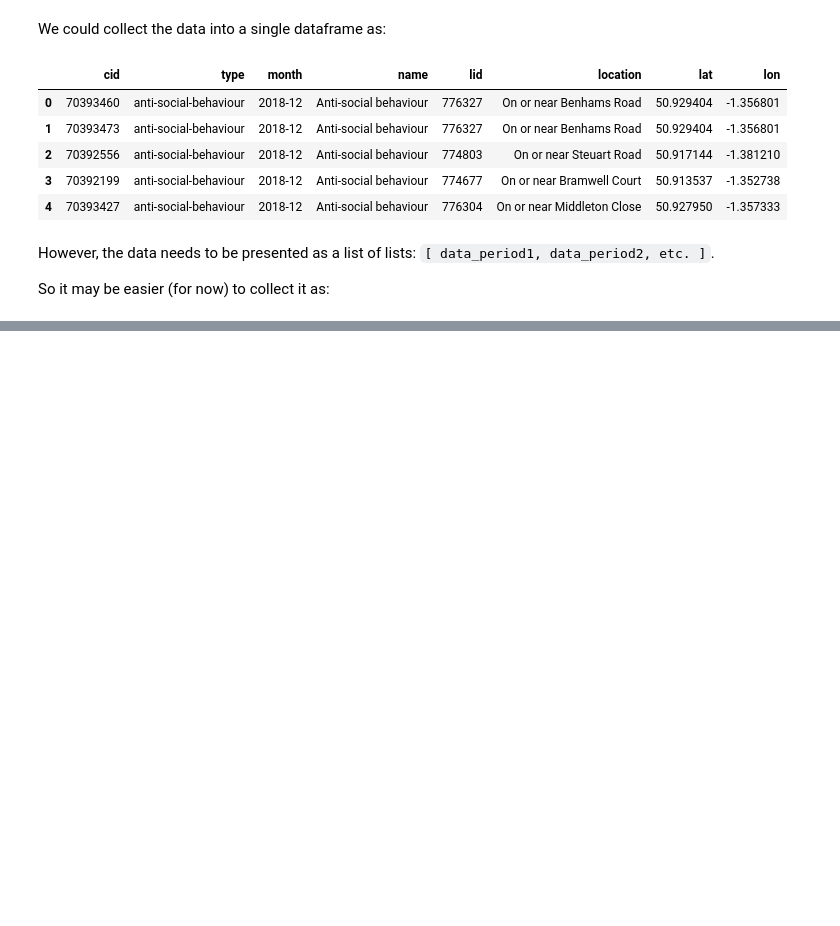
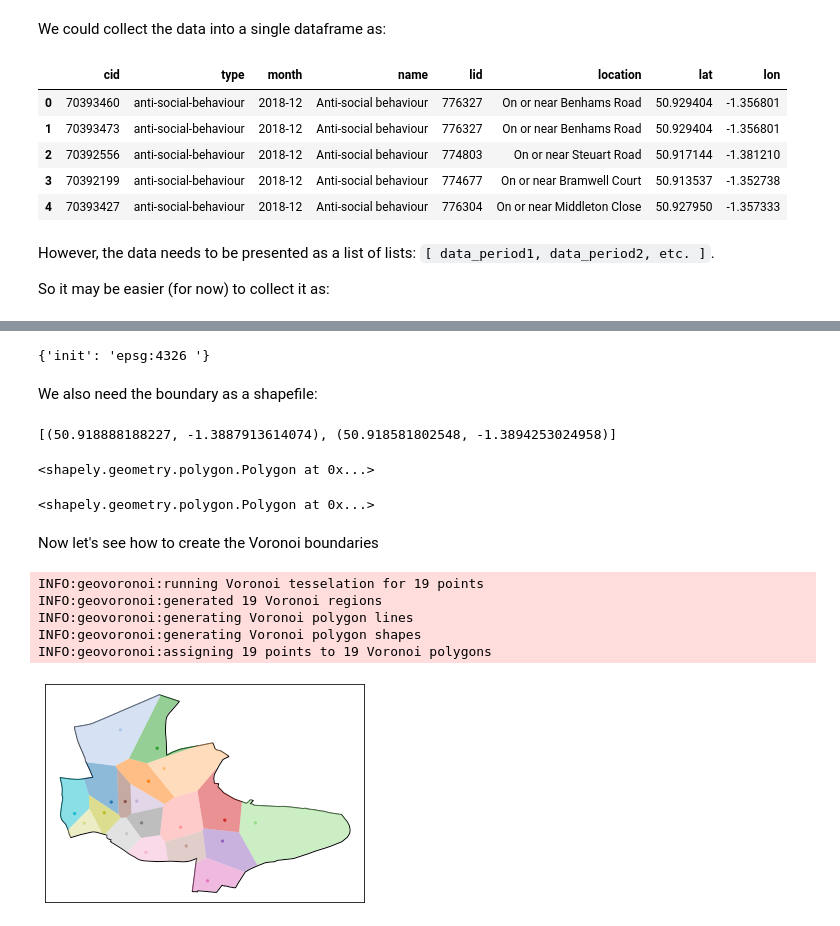
Before and after one commit to psychemedia/crime-data-demo, a Jupyter notebook: Police API Demo.ipynb, the cells around one changed output, grey strips where cells are left out. Saved outputs shown, nothing was run; the diff lists cells and outputs as text; code cells hidden in the pictures; blank space fills up the shorter version.

Commit message:
Add voronoi choropleth

```diff
--- a/Police API Demo.ipynb
+++ b/Police API Demo.ipynb
@@ -382,0 +437,16 @@ m
+# %%
+#https://geopandas.readthedocs.io/en/latest/gallery/create_geopandas_from_pandas.html
+import geopandas
+from shapely.geometry import Point
+
+df['Coordinates'] = list(zip(df['lon'], df['lat']))
+df['Coordinates'] = df['Coordinates'].apply(Point)
+
+df['RCoordinates'] = list(zip(df['lat'], df['lon']))
+df['RCoordinates'] = df['RCoordinates'].apply(Point)
+gdf = geopandas.GeoDataFrame(df, geometry='Coordinates')
+
+#Avoid ambiguity about whether index is int or string
+gdf['index'] = gdf['index'].apply(lambda x: 'a_{}'.format(x))
+
+gdf.head()
@@ -382,0 +460,57 @@ m
+# %%
+gdf.crs = {'init' :'epsg:4326 '}
+gdf.crs
+# %% [output]
+{'init': 'epsg:4326 '}
+# %% [markdown]
+We also need the boundary as a shapefile:
+# %%
+#Check how the boundary co-ordinates are presented
+boundary[:2]
+#Looks like: lat, lon
+# %% [output]
+[(50.918888188227, -1.3887913614074), (50.918581802548, -1.3894253024958)]
+# %%
+from shapely import geometry
+
+#By default, I think shapely shapes assume lon/lat format...
+#So this shape is rotated in preview...
+boundary_shape_rotated = geometry.Polygon(boundary)
+boundary_shape_rotated
+# %% [output]
+<shapely.geometry.polygon.Polygon at 0x...>
+# %%
+boundary_shape = geometry.Polygon( [(lon,lat) for (lat,lon) in boundary] )
+boundary_shape
+# %% [output]
+<shapely.geometry.polygon.Polygon at 0x...>
+# %% [markdown]
+Now let's see how to create the Voronoi boundaries
+# %%
+#https://github.com/WZBSocialScienceCenter/geovoronoi/blob/master/examples/using_geopandas.py
+
+from geovoronoi.plotting import subplot_for_map, plot_voronoi_polys_with_points_in_area
+from geovoronoi import voronoi_regions_from_coords, points_to_coords
+
+
+# convert the pandas Series of Point objects to NumPy array of coordinates
+coords = points_to_coords(gdf.Coordinates)
+Rcoords = points_to_coords(gdf.RCoordinates)
+
+# Calculate the Voronoi regions for the identifed points and then
+# clip within the geographic area shape
+poly_shapes, pts, poly_to_pt_assignments = voronoi_regions_from_coords(coords, boundary_shape)
+# %% [output]
+INFO:geovoronoi:running Voronoi tesselation for 19 points
+INFO:geovoronoi:generated 19 Voronoi regions
+INFO:geovoronoi:generating Voronoi polygon lines
+INFO:geovoronoi:generating Voronoi polygon shapes
+INFO:geovoronoi:assigning 19 points to 19 Voronoi polygons
+# %%
+#Preview the shapes
+
+fig, ax = subplot_for_map()
+
+plot_voronoi_polys_with_points_in_area(ax, boundary_shape, poly_shapes, pts, poly_to_pt_assignments);
+# %% [output]
+[figure, added]
```
Also changed, not shown: parts of 26 cells of this notebook.
